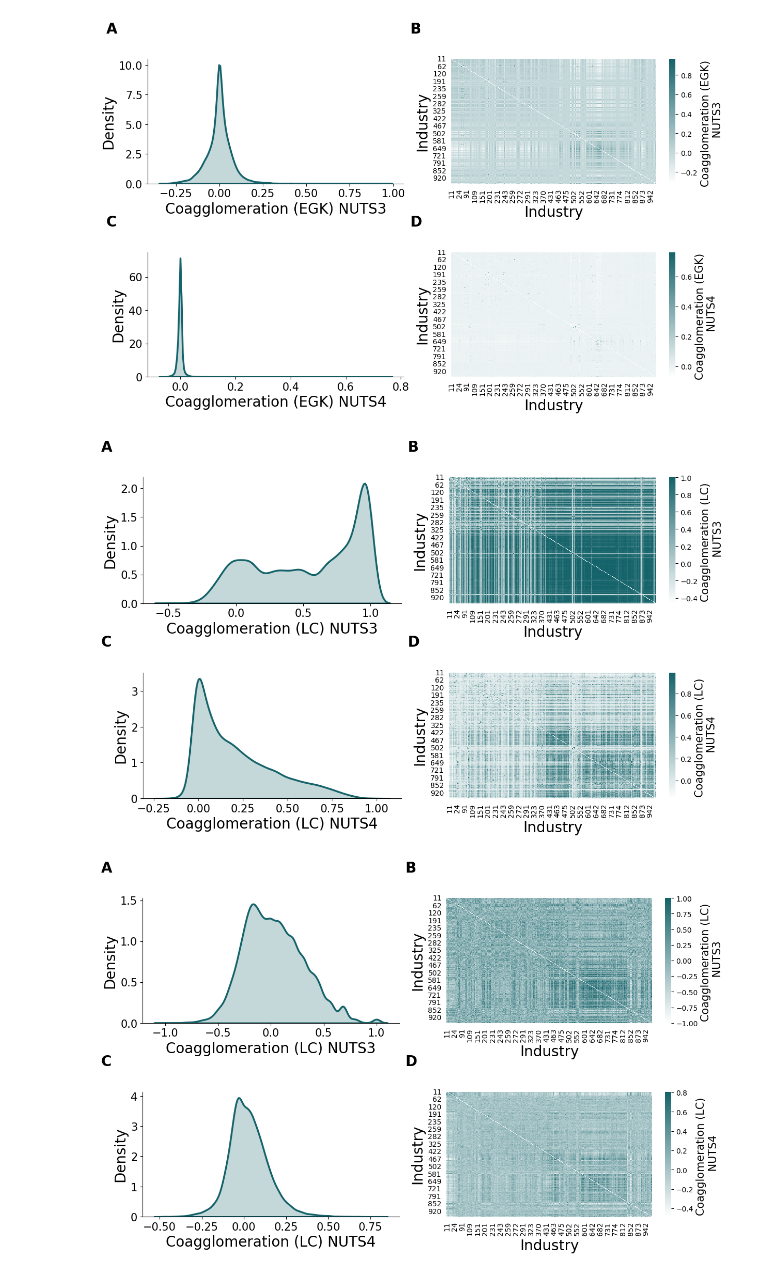
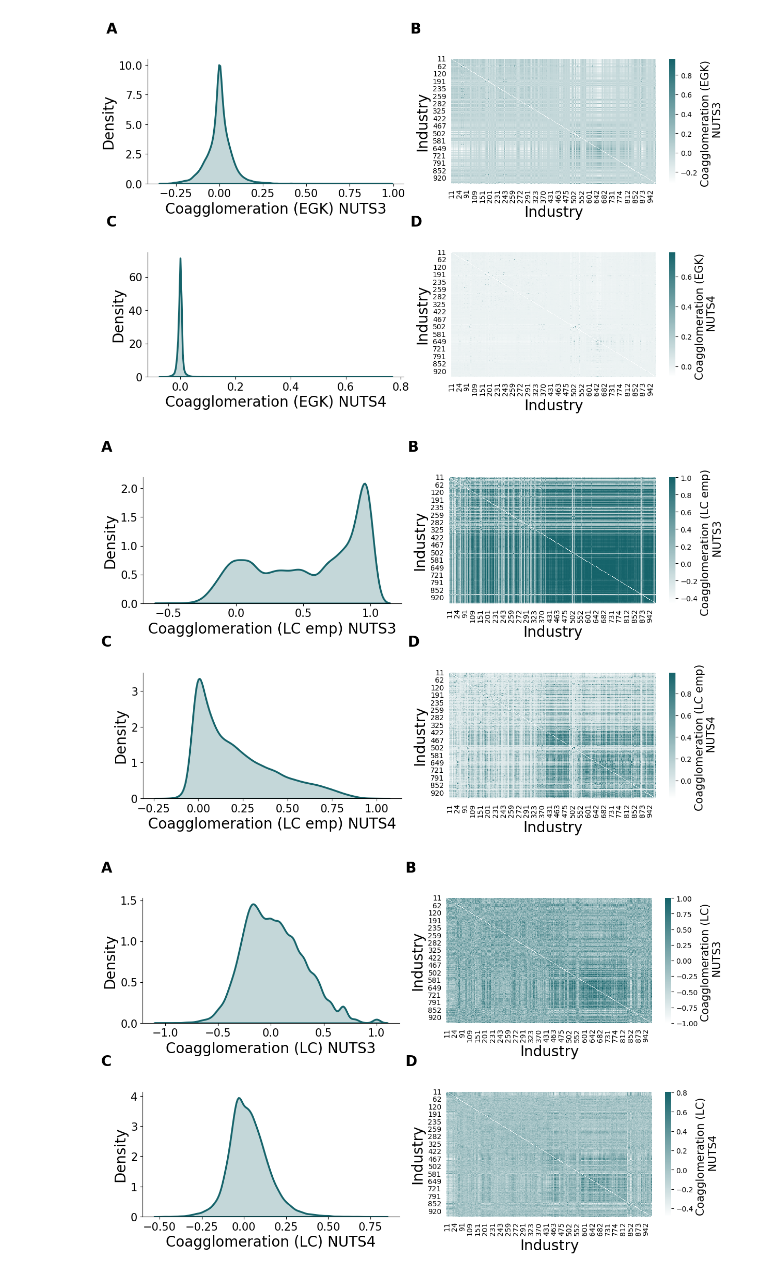
Before and after one commit to sandorjuhasz/coagglomeration, a Jupyter notebook: code/02_supplementary_figures.ipynb, the cells around one changed output. Drawn from its saved outputs; the diff is of its cells as text; code cells hidden in the pictures.

```diff
--- a/code/02_supplementary_figures.ipynb
+++ b/code/02_supplementary_figures.ipynb
@@ -409,7 +409,7 @@ density_plot(
     reg_df,
     key_column=key_var,
     colorway=colors[1],
-    xlabel_text="Coagglomeration (LC) NUTS3",
+    xlabel_text="Coagglomeration (LC emp) NUTS3",
     fontsize=textsize,
     ax=ax[0]
 )
@@ -422,43 +422,43 @@ matrix_represantation(
     fontsize=textsize,
     title_text="",
     cmap=cmap,
-    cbar_label="Coagglomeration (LC) \n NUTS3",
+    cbar_label="Coagglomeration (LC emp) \n NUTS3",
     ax=ax[1]
 )
 
 
 # NUTS4
 reg_df = pd.read_csv(f"../data/oc15_2023_dec/04oc_data_{region_levels[1]}_{year}.csv", sep=";")
 reg_df = reg_df[reg_df["ind1"] < reg_df["ind2"]]
 
 density_plot(
     reg_df,
     key_column=key_var,
     colorway=colors[1],
-    xlabel_text="Coagglomeration (LC) NUTS4",
+    xlabel_text="Coagglomeration (LC emp) NUTS4",
     fontsize=textsize,
     ax=ax[2]
 )
 
 matrix_represantation(
     reg_df,
     key_columns=["ind1", "ind2", key_var],
     sort_matrix=False,
     heatmap=True,
     fontsize=textsize,
     title_text="",
     cmap=cmap,
-    cbar_label="Coagglomeration (LC) \n NUTS4",
+    cbar_label="Coagglomeration (LC emp) \n NUTS4",
     ax=ax[3]
 )
 
 # subplot title
 for a, label in zip(ax, ['A','B','C','D']):
     a.annotate(label.upper(), xy=(0,1), xycoords='axes fraction', xytext=(-80,50), textcoords='offset pixels', weight='bold', size=textsize)
 
 # plt.savefig(f"../figures/si_{key_var}_distributions.png", dpi=300, bbox_inches='tight', facecolor="white")
 # %% [output]
-[figure, old version]
+[figure, new version]
 # %%
 fig = plt.figure(figsize=(14, 8))
 ax = [0]*4
```
Also changed, not shown: parts of 2 cells of this notebook.
